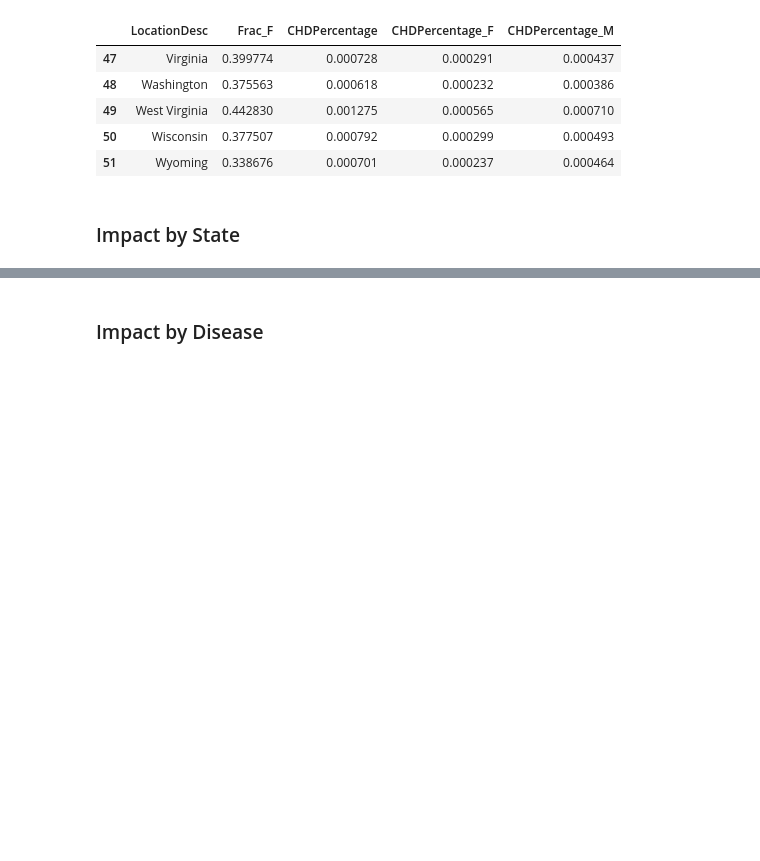
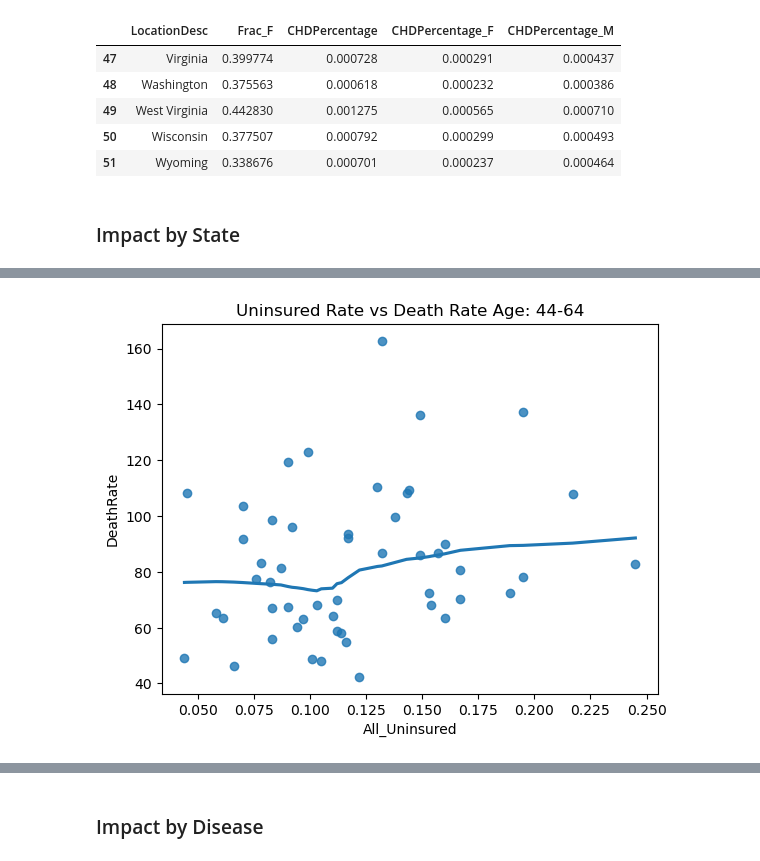
Before and after one commit to Nick-2003/cpsc368_knm_project, a Jupyter notebook: cpsc_368_project_knm.ipynb, the cells around one changed output, grey strips where cells are left out. Saved outputs shown, nothing was run; the diff lists cells and outputs as text; code cells hidden in the pictures; blank space fills up the shorter version.

```diff
--- a/cpsc_368_project_knm.ipynb
+++ b/cpsc_368_project_knm.ipynb
@@ -166,0 +209,6 @@ USCDI_state.head()
+# %%
+sns.regplot(data=state_df_45_64, x='All_Uninsured', y='DeathRate', scatter=True, lowess=True)
+plt.title('Uninsured Rate vs Death Rate Age: 44-64')
+plt.show()
+# %% [output]
+[figure, added]
```
Also changed, not shown: parts of 30 cells of this notebook.
